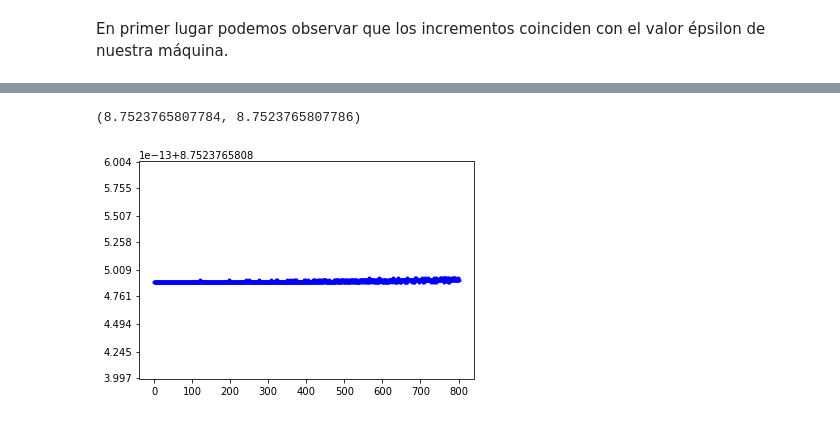
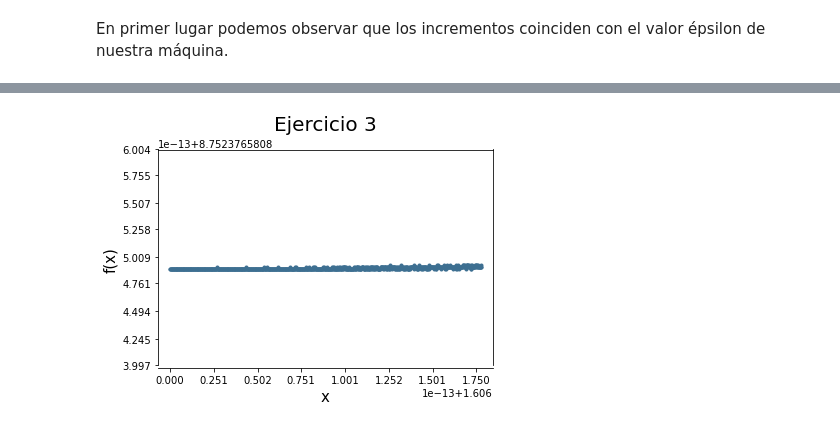
Before and after one commit to OscarGB/MUCD-CN, a Jupyter notebook: Practica 1/Untitled.ipynb, the cells around one changed output, grey strips where cells are left out. Cells and saved outputs as stored; diff of their text form; code cells hidden in the pictures.

```diff
--- a/Practica 1/Untitled.ipynb
+++ b/Practica 1/Untitled.ipynb
@@ -59,10 +125,15 @@ plt.ylim(8.7523765807784,8.7523765807786)
 # %%
 def f(x):
     return 4 - (3*(x-2)*((x-5)**2 + 4))/(x + (x - 2)**2 * ((x-5)**2 + 3))
+
 values = [1.606 + i*2**-52 for i in range(801)]
 fun_values = [f(i) for i in values]
-plt.plot(range(801), fun_values, 'b.')
-plt.ylim(8.7523765807784,8.7523765807786)
+plt.plot(values, fun_values, '.', color='#3d6f91')
+plt.title("Ejercicio 3", fontsize=20, pad=20)
+plt.xlabel('x', fontsize=15)
+plt.ylabel('f(x)', fontsize=15)
+
+plt.xlim(min(values) - 30*2**-52, max(values) + 30*2**-52)
+_ = plt.ylim(8.7523765807784,8.7523765807786)
 # %% [output]
-(8.7523765807784, 8.7523765807786)
-[figure, old version]
+[figure, new version]
```
Also changed, not shown: parts of 25 cells of this notebook, 1 other file.
